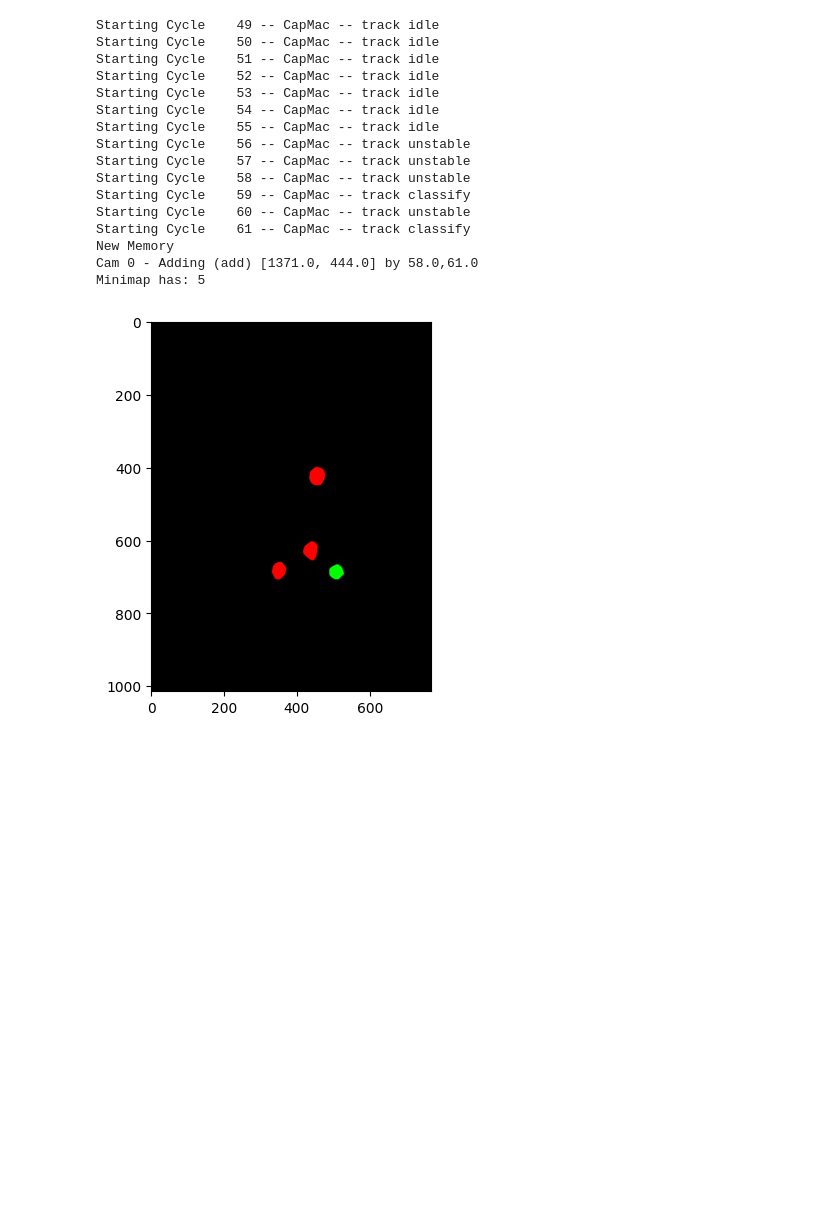
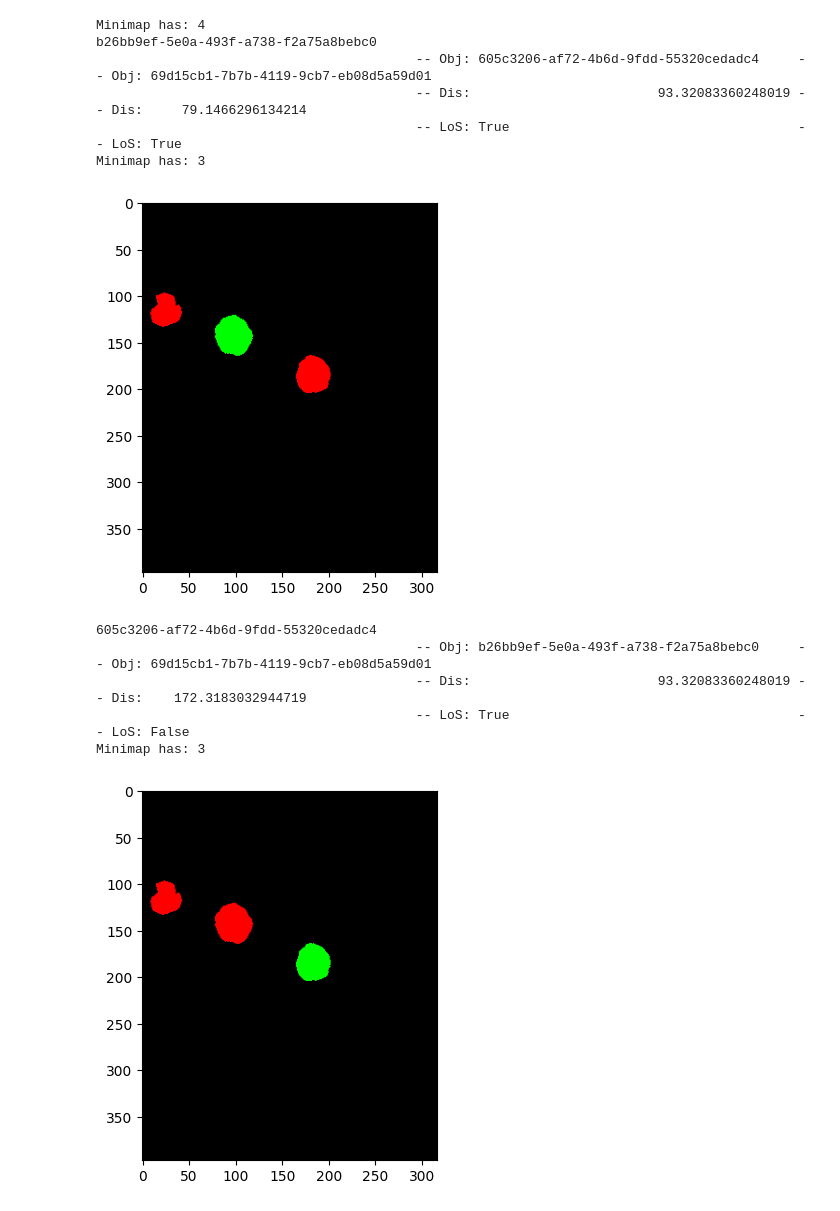
Before and after one commit to MakUrSpace/harmony, a Jupyter notebook: harmony/observer/CalibratedObserver.ipynb, the cells around one changed output. Drawn from its saved outputs; the diff is of its cells as text; code cells hidden in the pictures; blank space fills up the shorter version.

```diff
--- a/harmony/observer/CalibratedObserver.ipynb
+++ b/harmony/observer/CalibratedObserver.ipynb
@@ -421,24 +478,34 @@ Minimap has: 0
 # %%
 if __name__ == "__main__":
-    cm.cycleForChange()
-    plt.imshow(cc.buildMiniMap(
-        blueObjects=cm.memory,
-        greenObjects=[cm.lastClassification] if cm.lastClassification is not None else None))
+    for i in range(3):
+        cm.cycleForChange()
+        sleep(5)
-# %% [output]
-Starting Cycle    49 -- CapMac -- track idle
-Starting Cycle    50 -- CapMac -- track idle
-Starting Cycle    51 -- CapMac -- track idle
-Starting Cycle    52 -- CapMac -- track idle
-Starting Cycle    53 -- CapMac -- track idle
-Starting Cycle    54 -- CapMac -- track idle
-Starting Cycle    55 -- CapMac -- track idle
-Starting Cycle    56 -- CapMac -- track unstable
-Starting Cycle    57 -- CapMac -- track unstable
-Starting Cycle    58 -- CapMac -- track unstable
-Starting Cycle    59 -- CapMac -- track classify
-Starting Cycle    60 -- CapMac -- track unstable
-Starting Cycle    61 -- CapMac -- track classify
-New Memory
-Cam 0 - Adding (add) [1371.0, 444.0] by 58.0,61.0
-Minimap has: 5
-[figure, removed]
+# %%
+plt.imshow(cc.buildMiniMap(
+    blueObjects=cm.memory,
+    greenObjects=[cm.lastClassification] if cm.lastClassification is not None else None))
+
+for obj in cm.memory:
+    other_objs = [o for o in cm.memory if o != obj]
+    print(obj.oid)
+    print(f"{' ':40} -- Obj: {other_objs[0].oid:40} -- Obj: {other_objs[1].oid:20}")
+    print(f"{' ':40} -- Dis: {cc.rsc.distanceBetweenObjects(obj, other_objs[0]):40} -- Dis: {cc.rsc.distanceBetweenObjects(obj, other_objs[1]):20}")
+    print(f"{' ':40} -- LoS: {str(cc.line_of_sight(obj, other_objs[0], cm.memory)):40} -- LoS: {str(cc.line_of_sight(obj, other_objs[1], cm.memory)):20}")
+    plt.imshow(cc.buildMiniMap(
+        blueObjects=other_objs,
+        greenObjects=[obj]))
+    plt.show()
+# %% [output]
+Minimap has: 4
+b26bb9ef-5e0a-493f-a738-f2a75a8bebc0
+                                         -- Obj: 605c3206-af72-4b6d-9fdd-55320cedadc4     -- Obj: 69d15cb1-7b7b-4119-9cb7-eb08d5a59d01
+                                         -- Dis:                        93.32083360248019 -- Dis:     79.1466296134214
+                                         -- LoS: True                                     -- LoS: True
+Minimap has: 3
+[figure, added]
+605c3206-af72-4b6d-9fdd-55320cedadc4
+                                         -- Obj: b26bb9ef-5e0a-493f-a738-f2a75a8bebc0     -- Obj: 69d15cb1-7b7b-4119-9cb7-eb08d5a59d01
+                                         -- Dis:                        93.32083360248019 -- Dis:    172.3183032944719
+                                         -- LoS: True                                     -- LoS: False
+Minimap has: 3
+[figure, added]
```
Also changed, not shown: parts of 5 cells of this notebook.
